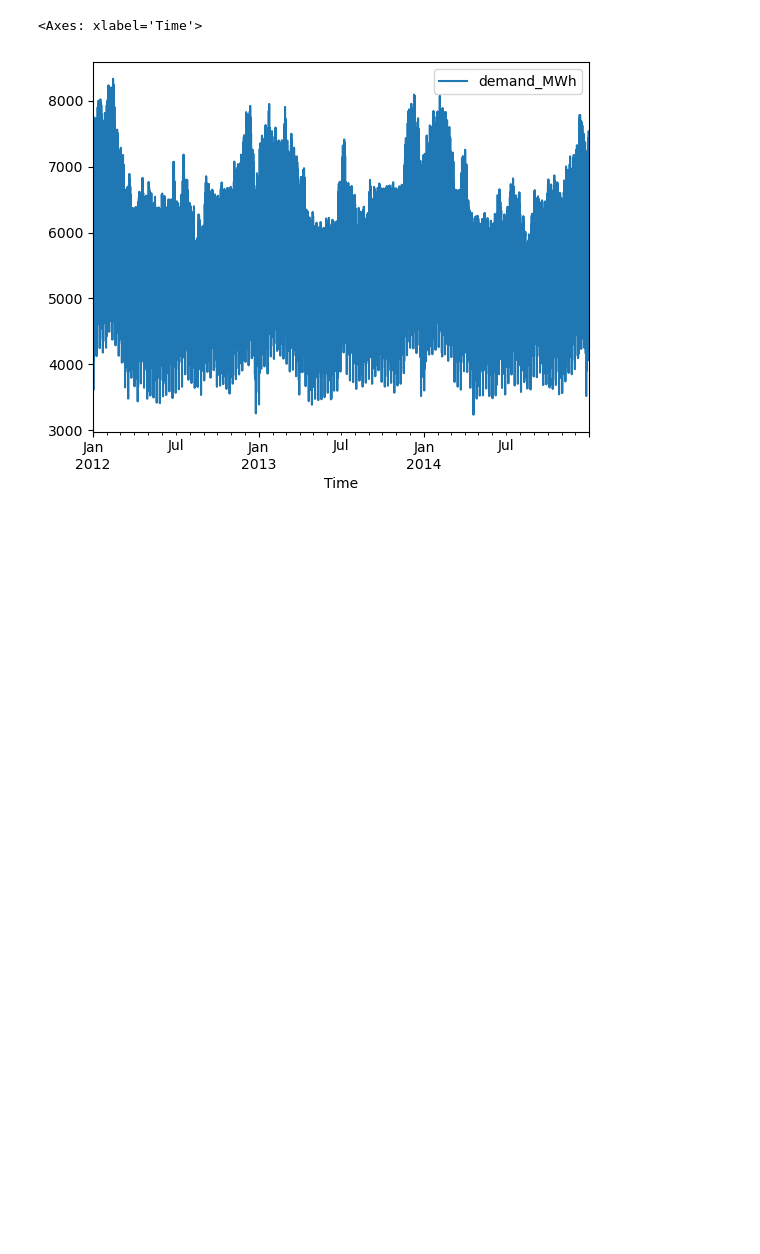
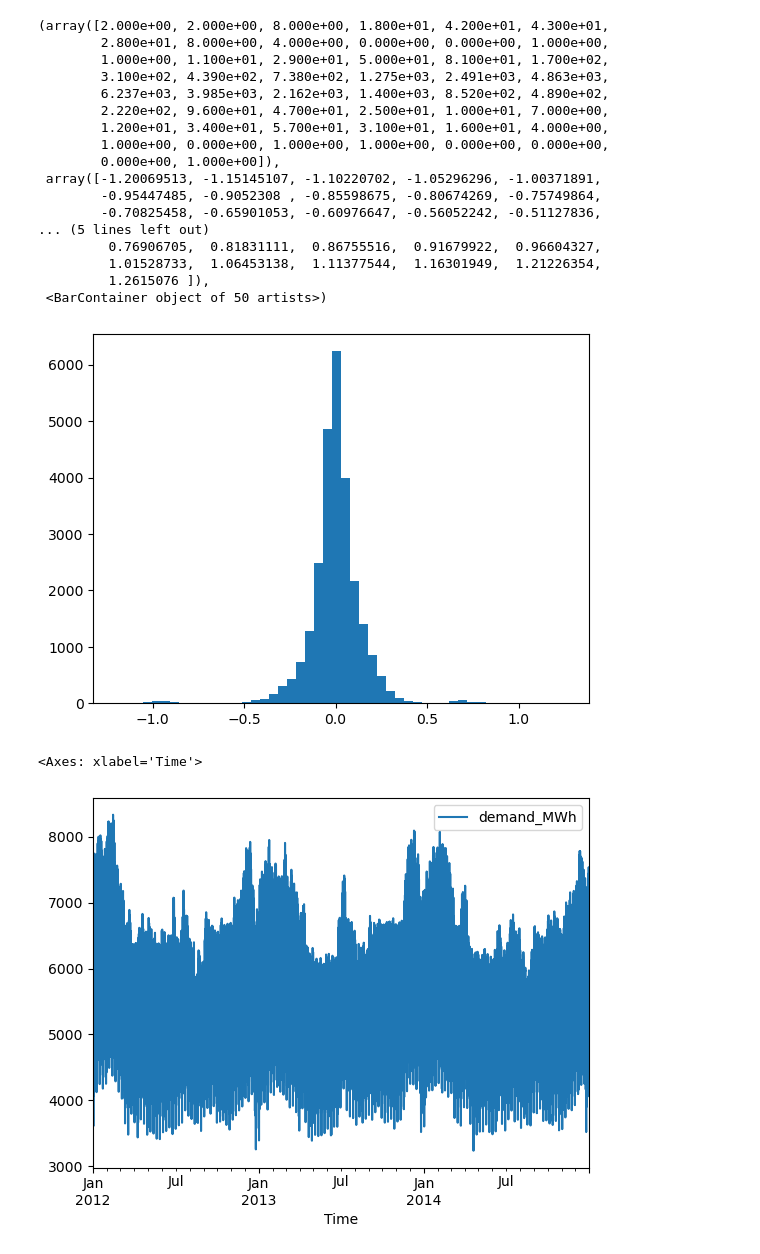
Before and after one commit to 000rla/demand-MFC-jamboree-2026, a Jupyter notebook: explore.ipynb, the cells around one changed output. Cells and saved outputs as stored; diff of their text form; code cells hidden in the pictures; blank space fills up the shorter version.

```diff
--- a/explore.ipynb
+++ b/explore.ipynb
@@ -66,3 +51,6 @@ reg_df = pd.get_dummies(reg_df, columns = ["month"], prefix = "month", drop_firs
+# %%
+df = df.astype(float)
+df = df.drop_columns(["hour"])
 # %%
-X = reg_df.to_numpy()[:, 1:].astype(float)
-y = reg_df .to_numpy()[:, 0].astype(float)
+X = df.to_numpy()[:, 1:].astype(float)
+y = df .to_numpy()[:, 0].astype(float)
@@ -123,0 +112,2 @@ plt.plot()
+# %%
+ar_res = model.fit()
@@ -124,3 +140,24 @@ plt.plot()
+# %%
+plt.hist(ar_res.resid, bins = 50)
+# %% [output]
+(array([2.000e+00, 2.000e+00, 8.000e+00, 1.800e+01, 4.200e+01, 4.300e+01,
+        2.800e+01, 8.000e+00, 4.000e+00, 0.000e+00, 0.000e+00, 1.000e+00,
+        1.000e+00, 1.100e+01, 2.900e+01, 5.000e+01, 8.100e+01, 1.700e+02,
+        3.100e+02, 4.390e+02, 7.380e+02, 1.275e+03, 2.491e+03, 4.863e+03,
+        6.237e+03, 3.985e+03, 2.162e+03, 1.400e+03, 8.520e+02, 4.890e+02,
+        2.220e+02, 9.600e+01, 4.700e+01, 2.500e+01, 1.000e+01, 7.000e+00,
+        1.200e+01, 3.400e+01, 5.700e+01, 3.100e+01, 1.600e+01, 4.000e+00,
+        1.000e+00, 0.000e+00, 1.000e+00, 1.000e+00, 0.000e+00, 0.000e+00,
+        0.000e+00, 1.000e+00]),
+ array([-1.20069513, -1.15145107, -1.10220702, -1.05296296, -1.00371891,
+        -0.95447485, -0.9052308 , -0.85598675, -0.80674269, -0.75749864,
+        -0.70825458, -0.65901053, -0.60976647, -0.56052242, -0.51127836,
+... (5 lines left out)
+         0.76906705,  0.81831111,  0.86755516,  0.91679922,  0.96604327,
+         1.01528733,  1.06453138,  1.11377544,  1.16301949,  1.21226354,
+         1.2615076 ]),
+ <BarContainer object of 50 artists>)
+[figure, added]
 # %%
 dataset = dataset[["Time", "demand_MWh", "ID", "country"]]
 dataset =
```
Also changed, not shown: parts of 23 cells of this notebook.
